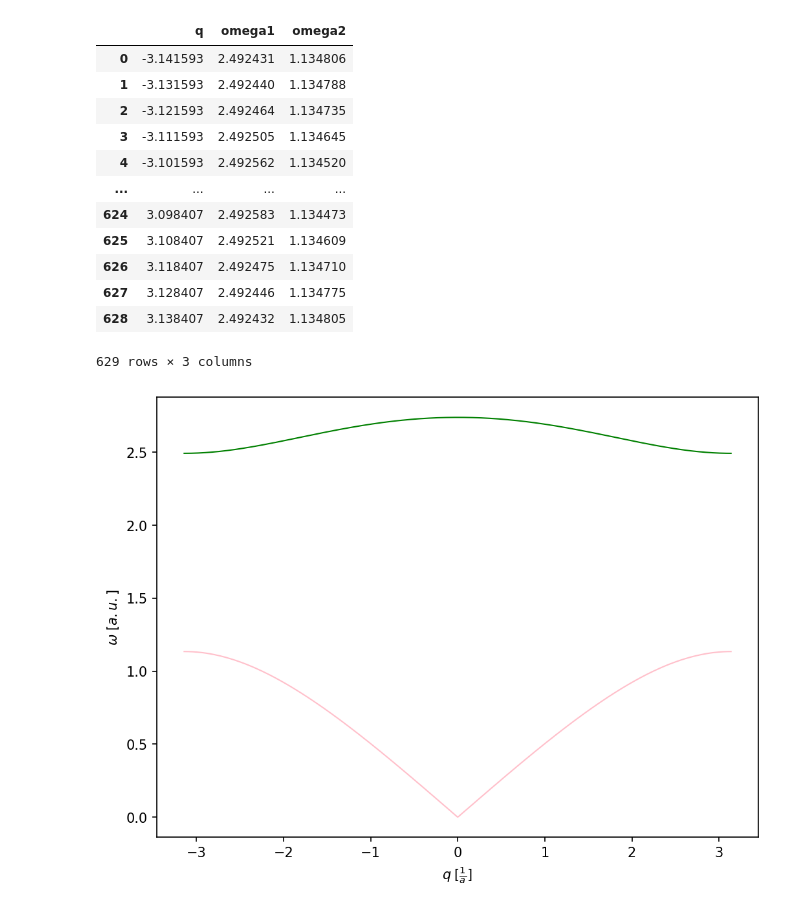
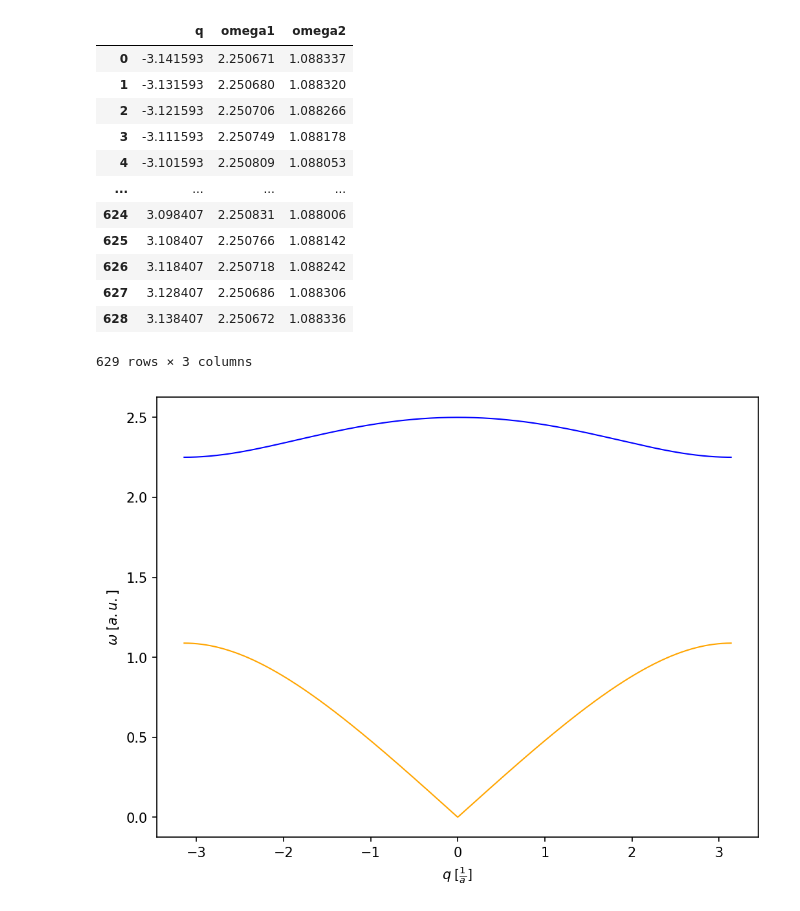
Before and after one commit to ficnawode/WDFCS_projekt_2, a Jupyter notebook: zad1.ipynb, the cells around one changed output. Saved outputs shown, nothing was run; the diff lists cells and outputs as text; code cells hidden in the pictures.

```diff
--- a/zad1.ipynb
+++ b/zad1.ipynb
@@ -19,10 +19,10 @@ def calculate_omegas(M1, M2, Y1, Y2, a, q):
 
 _a = 1
 
-# _M1 = 4
-# _M2 = 1
-# _Y1 = 2
-# _Y2 = 3
+_M1 = 4
+_M2 = 1
+_Y1 = 2
+_Y2 = 3
 
 # _M1 = 3
 # _M2 = 2
@@ -34,10 +34,10 @@ _a = 1
 # _Y1 = 3
 # _Y2 = 4
 
-_M1 = 1
-_M2 = 4
-_Y1 = 4
-_Y2 = 2
+# _M1 = 1
+# _M2 = 4
+# _Y1 = 4
+# _Y2 = 2
 
 # _M1 = 4
 # _M2 = 4
@@ -53,33 +53,33 @@ df['omega1'], df['omega2'] = calculate_omegas(_M1, _M2, _Y1, _Y2, _a, df['q'])
 df
 # %% [output]
 |  | q | omega1 | omega2 |
-| 0 | -3.141593 | 2.492431 | 1.134806 |
-| 1 | -3.131593 | 2.492440 | 1.134788 |
-| 2 | -3.121593 | 2.492464 | 1.134735 |
-| 3 | -3.111593 | 2.492505 | 1.134645 |
-| 4 | -3.101593 | 2.492562 | 1.134520 |
+| 0 | -3.141593 | 2.250671 | 1.088337 |
+| 1 | -3.131593 | 2.250680 | 1.088320 |
+| 2 | -3.121593 | 2.250706 | 1.088266 |
+| 3 | -3.111593 | 2.250749 | 1.088178 |
+| 4 | -3.101593 | 2.250809 | 1.088053 |
 | ... | ... | ... | ... |
-| 624 | 3.098407 | 2.492583 | 1.134473 |
-| 625 | 3.108407 | 2.492521 | 1.134609 |
-| 626 | 3.118407 | 2.492475 | 1.134710 |
-| 627 | 3.128407 | 2.492446 | 1.134775 |
-| 628 | 3.138407 | 2.492432 | 1.134805 |
+| 624 | 3.098407 | 2.250831 | 1.088006 |
+| 625 | 3.108407 | 2.250766 | 1.088142 |
+| 626 | 3.118407 | 2.250718 | 1.088242 |
+| 627 | 3.128407 | 2.250686 | 1.088306 |
+| 628 | 3.138407 | 2.250672 | 1.088336 |
 629 rows × 3 columns
 # %%
 fig, ax = plt.subplots(1, figsize = (8,6), dpi=150)
 
 _linewidth = 1
-_color = 'green'
+_color = 'blue'
 ax.plot(df['q'], df['omega1'], linewidth = _linewidth, color = _color)
 
 _linewidth = 1
-_color = 'pink'
+_color = 'orange'
 ax.plot(df['q'], df['omega2'], linewidth = _linewidth, color = _color)
 
 plt.xlabel(r'$q \; [\frac{1}{a}]$')
 plt.ylabel(r'$\omega \; [a.u.]$')
 
 plt.savefig('out/zad1_wyk_omega_od_q.jpg', dpi=350)
 plt.show()
 # %% [output]
-[figure, old version]
+[figure, new version]
```
Also changed, not shown: 1 other file.
